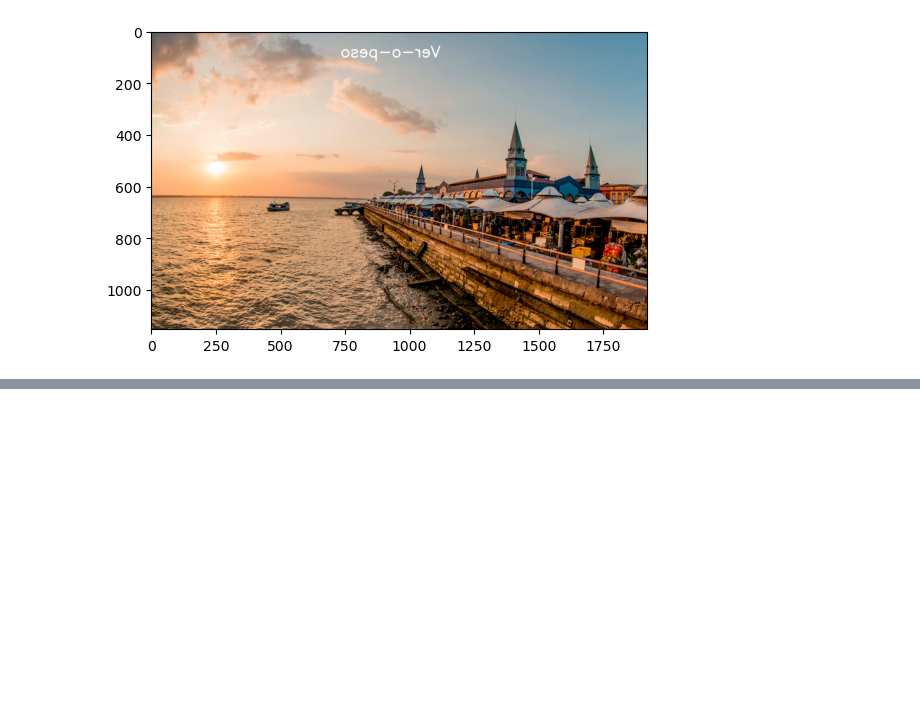
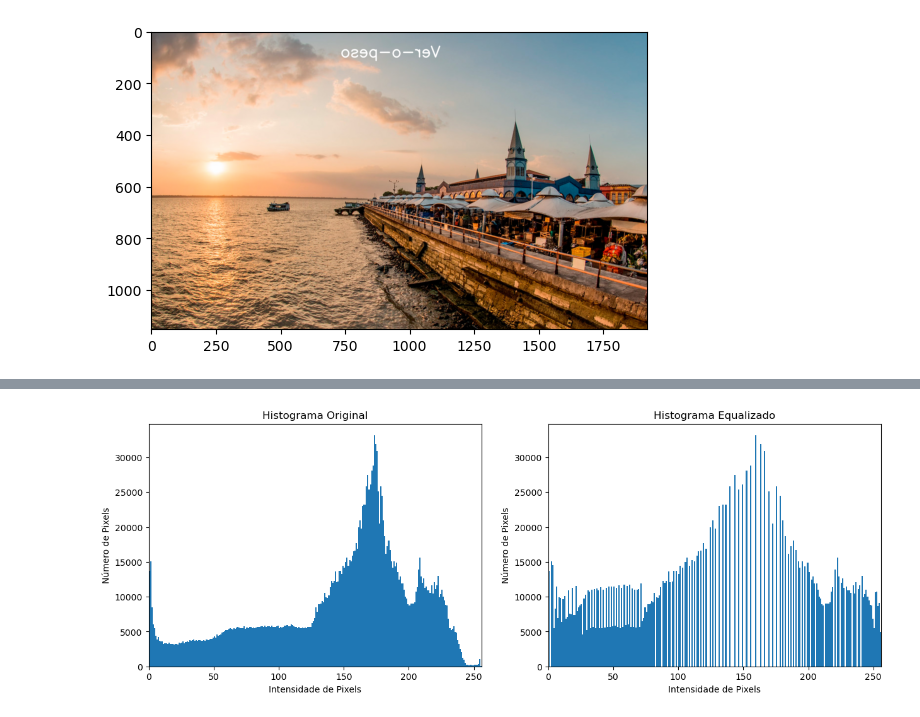
Before and after one commit to ramoneirao/visao-computacional, a Jupyter notebook: notebooks/image processing/processamento.ipynb, the cells around one changed output, grey strips where cells are left out. Cells and saved outputs as stored; diff of their text form; code cells hidden in the pictures; blank space fills up the shorter version.

```diff
--- a/notebooks/image processing/processamento.ipynb
+++ b/notebooks/image processing/processamento.ipynb
@@ -193,0 +216,34 @@ plt.show()
+# %%
+# Equaliação do histograma
+# A intenção é diminuir o contraste da imagem, tornando-a mais uniforme
+# Removendo os picos do histograma para facilitar o aprendizado do modelo posteriormente treinado
+
+# Convertendo a imagem para tons de cinza
+imagem_cinza = cv2.cvtColor(imagem, cv2.COLOR_BGR2GRAY)
+
+# Criando o histograma equalizado
+imagem_hist_eq = cv2.equalizeHist(imagem_cinza) # (imagem)
+
+# Mostrando as imagens
+cv2.imshow('Imagem Original', imagem_cinza)
+cv2.imshow('Imagem Equalizada', imagem_hist_eq)
+cv2.waitKey(0)
+cv2.destroyAllWindows()
+# %%
+# Mostrando os histogramas
+plt.figure(figsize=(15, 5))
+plt.subplot(121)
+plt.title('Histograma Original')
+plt.xlabel('Intensidade de Pixels')
+plt.ylabel('Número de Pixels')
+plt.hist(imagem_cinza.ravel(), 256, [0, 256])
+plt.xlim([0, 256])
+plt.subplot(122)
+plt.title('Histograma Equalizado')
+plt.xlabel('Intensidade de Pixels')
+plt.ylabel('Número de Pixels')
+plt.hist(imagem_hist_eq.ravel(), 256, [0, 256])
+plt.xlim([0, 256])
+plt.show()
+# %% [output]
+[figure, added]
```
Also changed, not shown: parts of 8 cells of this notebook.
